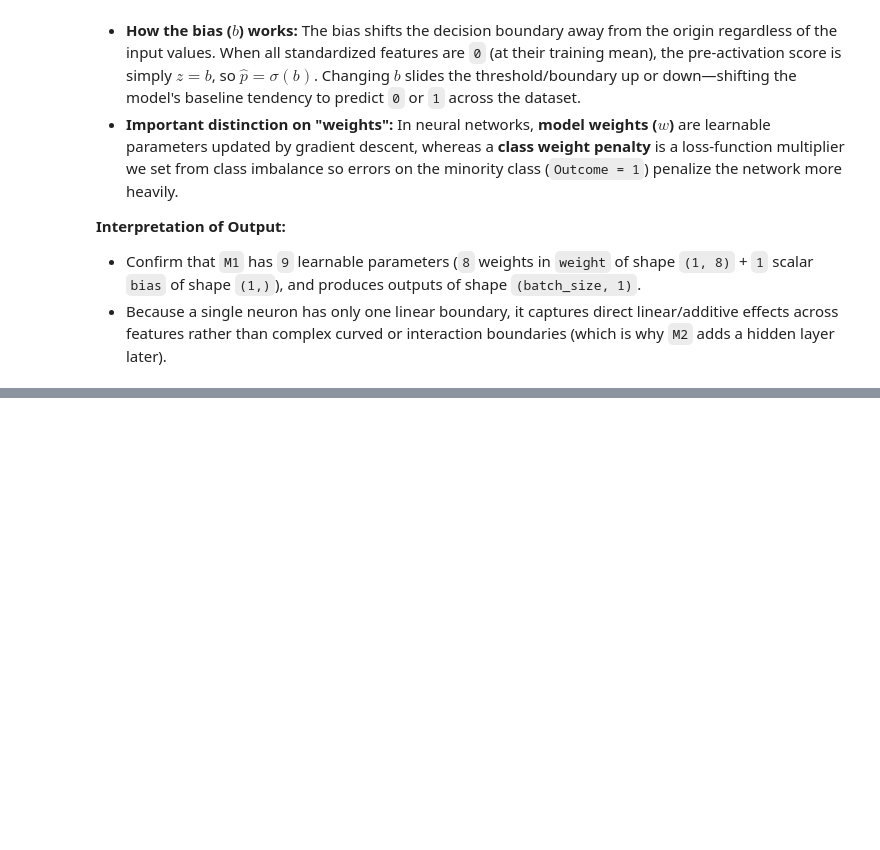
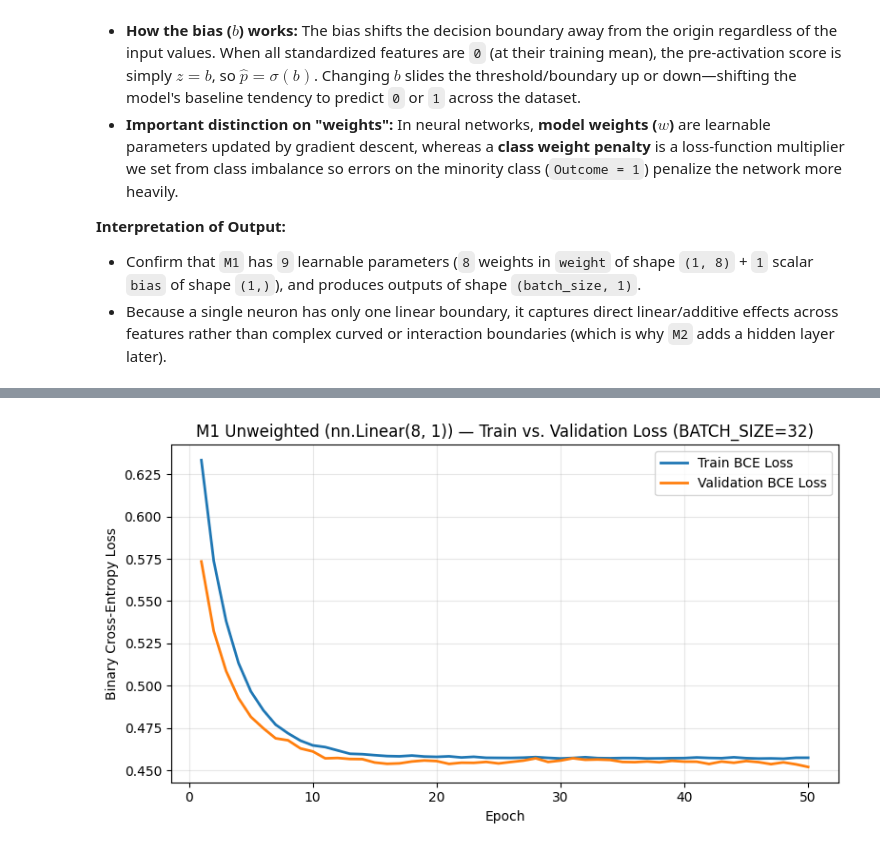
Before and after one commit to Mathieuuu122/DiabetesClassification-withArtificialNeurons, a Jupyter notebook: Diabetes_Project.ipynb, the cells around one changed output, grey strips where cells are left out. Cells and saved outputs as stored; diff of their text form; code cells hidden in the pictures; blank space fills up the shorter version.

Commit message:
track per-epoch M1 metrics and plot train/val loss curves for weighted and unweighted runs

```diff
--- a/Diabetes_Project.ipynb
+++ b/Diabetes_Project.ipynb
@@ -416,4 +546,5 @@ Batches per split -> Train: 15 | Val: 5 | Test: 5
 # %%
+import matplotlib.pyplot as plt
 import torch
 import torch.nn as nn
 
@@ -438,6 +569,12 @@ optimizer_unweighted = torch.optim.Adam(model_m1_unweighted.parameters(), lr=1e-
 
 epochs = 50
 
+# Track metrics across every epoch for plotting and comparison
+unweighted_train_losses = []
+unweighted_val_losses = []
+unweighted_val_accs = []
+unweighted_val_pos_rates = []
+
 for epoch in range(1, epochs + 1):
   model_m1_unweighted.train()
   train_loss_sum = 0.0
@@ -451,6 +588,7 @@ for epoch in range(1, epochs + 1):
     train_loss_sum += loss.item() * len(batch_x)
 
   avg_train_loss = train_loss_sum / len(train_dataset)
+  unweighted_train_losses.append(avg_train_loss)
 
   model_m1_unweighted.eval()
   val_loss_sum = 0.0
@@ -473,6 +611,10 @@ for epoch in range(1, epochs + 1):
   val_acc = val_correct / len(val_dataset)
   val_pos_rate = val_pos_caught / val_pos_total if val_pos_total > 0 else 0.0
 
+  unweighted_val_losses.append(avg_val_loss)
+  unweighted_val_accs.append(val_acc)
+  unweighted_val_pos_rates.append(val_pos_rate)
+
   if epoch == 1 or epoch % 10 == 0 or epoch == epochs:
     print(
         f"[Unweighted] Epoch {epoch:02d}/{epochs} | Train Loss:"
@@ -480,3 +622,29 @@ for epoch in range(1, epochs + 1):
         f" {val_acc:.4f} | Pos Caught: {val_pos_caught}/{val_pos_total}"
         f" ({val_pos_rate:.2f})"
     )
+
+# Plot Training vs. Validation Loss across all epochs
+plt.figure(figsize=(8, 4.5))
+plt.plot(
+    range(1, epochs + 1),
+    unweighted_train_losses,
+    label="Train BCE Loss",
+    linewidth=2,
+)
+plt.plot(
+    range(1, epochs + 1),
+    unweighted_val_losses,
+    label="Validation BCE Loss",
+    linewidth=2,
+)
+plt.title(
+    "M1 Unweighted (nn.Linear(8, 1)) — Train vs. Validation Loss"
+    " (BATCH_SIZE=32)"
+)
+plt.xlabel("Epoch")
+plt.ylabel("Binary Cross-Entropy Loss")
+plt.legend()
+plt.grid(True, alpha=0.3)
+plt.tight_layout()
+plt.show()
+# %% [output]
@@ -482,0 +657 @@ for epoch in range(1, epochs + 1):
+[figure, added]
```
Also changed, not shown: parts of 6 cells of this notebook.
